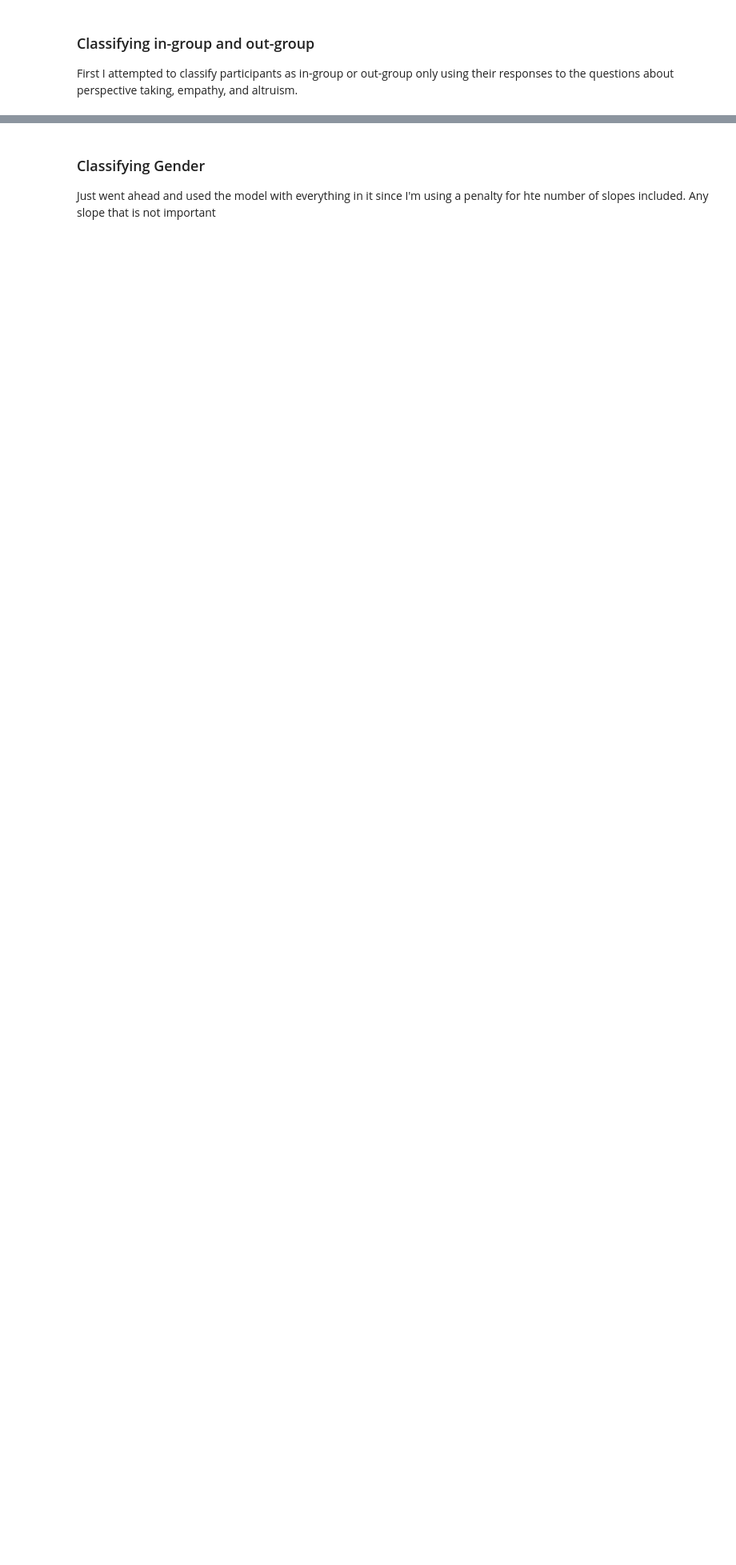
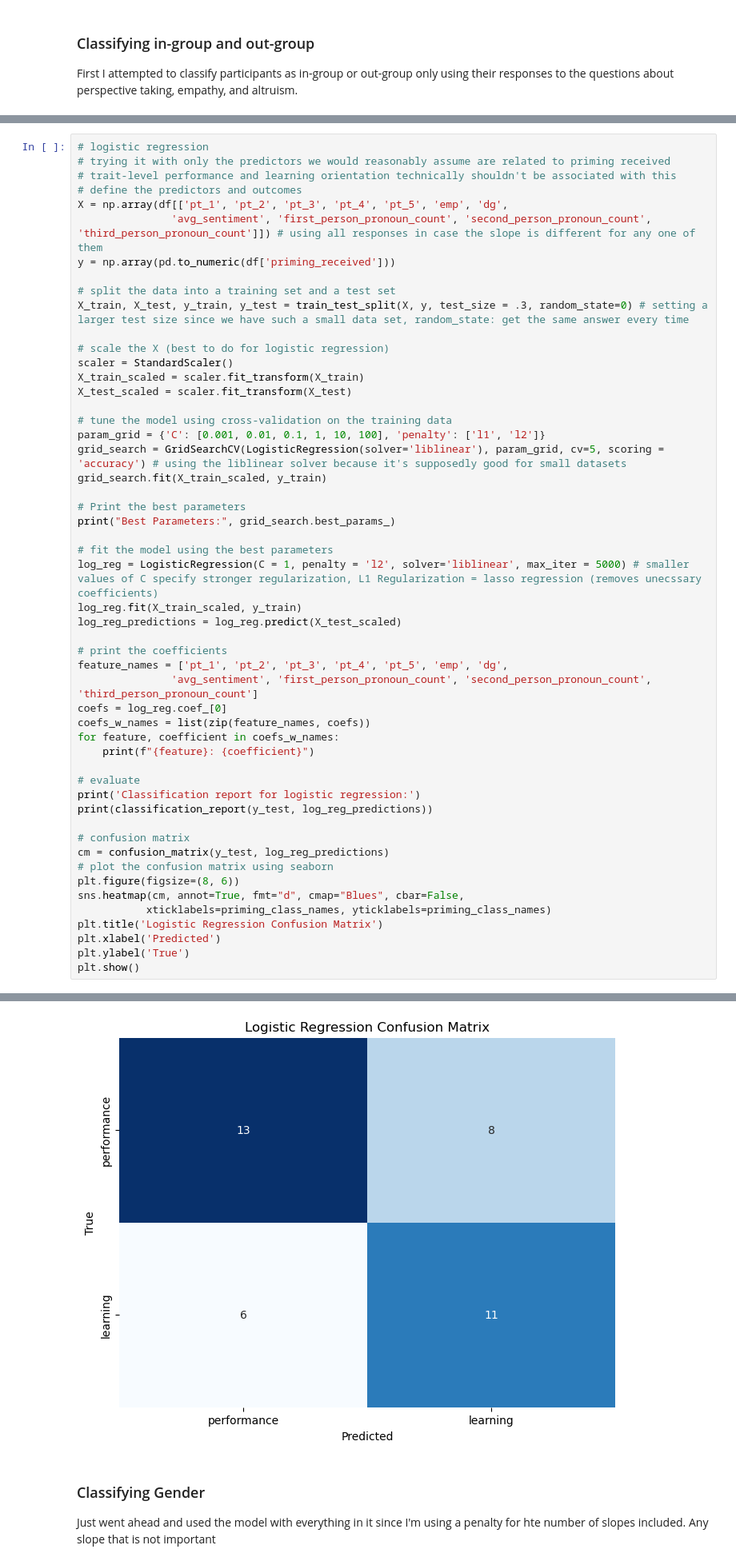
Before and after one commit to kzapalac/SDS322E_project, a Jupyter notebook: Modeling.ipynb, the cells around one changed output, grey strips where cells are left out. Shown: that part at 80% size. Drawn from its saved outputs; the diff is of its cells as text; blank space fills up the shorter version.

Commit message:
Update EDA and modeling

```diff
--- a/Modeling.ipynb
+++ b/Modeling.ipynb
@@ -374,0 +226,53 @@ weighted avg       0.31      0.55      0.39        38
+# %%
+# logistic regression
+# trying it with only the predictors we would reasonably assume are related to priming received
+# trait-level performance and learning orientation technically shouldn't be associated with this
+# define the predictors and outcomes
+X = np.array(df[['pt_1', 'pt_2', 'pt_3', 'pt_4', 'pt_5', 'emp', 'dg',
+               'avg_sentiment', 'first_person_pronoun_count', 'second_person_pronoun_count', 'third_person_pronoun_count']]) # using all responses in case the slope is different for any one of them
+y = np.array(pd.to_numeric(df['priming_received']))
+
+# split the data into a training set and a test set
+X_train, X_test, y_train, y_test = train_test_split(X, y, test_size = .3, random_state=0) # setting a larger test size since we have such a small data set, random_state: get the same answer every time
+
+# scale the X (best to do for logistic regression)
+scaler = StandardScaler()
+X_train_scaled = scaler.fit_transform(X_train)
+X_test_scaled = scaler.fit_transform(X_test)
+
+# tune the model using cross-validation on the training data
+param_grid = {'C': [0.001, 0.01, 0.1, 1, 10, 100], 'penalty': ['l1', 'l2']}
+grid_search = GridSearchCV(LogisticRegression(solver='liblinear'), param_grid, cv=5, scoring = 'accuracy') # using the liblinear solver because it's supposedly good for small datasets
+grid_search.fit(X_train_scaled, y_train)
+
+# Print the best parameters
+print("Best Parameters:", grid_search.best_params_)
+
+# fit the model using the best parameters
+log_reg = LogisticRegression(C = 1, penalty = 'l2', solver='liblinear', max_iter = 5000) # smaller values of C specify stronger regularization, L1 Regularization = lasso regression (removes unecssary coefficients)
+log_reg.fit(X_train_scaled, y_train)
+log_reg_predictions = log_reg.predict(X_test_scaled)
+
+# print the coefficients
+feature_names = ['pt_1', 'pt_2', 'pt_3', 'pt_4', 'pt_5', 'emp', 'dg',
+               'avg_sentiment', 'first_person_pronoun_count', 'second_person_pronoun_count', 'third_person_pronoun_count']
+coefs = log_reg.coef_[0]
+coefs_w_names = list(zip(feature_names, coefs))
+for feature, coefficient in coefs_w_names:
+    print(f"{feature}: {coefficient}")
+
+# evaluate
+print('Classification report for logistic regression:')
+print(classification_report(y_test, log_reg_predictions))
+
+# confusion matrix
+cm = confusion_matrix(y_test, log_reg_predictions)
+# plot the confusion matrix using seaborn
+plt.figure(figsize=(8, 6))
+sns.heatmap(cm, annot=True, fmt="d", cmap="Blues", cbar=False,
+           xticklabels=priming_class_names, yticklabels=priming_class_names)
+plt.title('Logistic Regression Confusion Matrix')
+plt.xlabel('Predicted')
+plt.ylabel('True')
+plt.show()
+# %% [output]
@@ -375,3 +296,4 @@ weighted avg       0.31      0.55      0.39        38
+[figure, added]
 # %% [markdown]
 ### Classifying Gender
 Just went ahead and used the model with everything in it since I'm using a penalty for hte number of slopes included. Any slope that is not important
```
Also changed, not shown: parts of 16 cells of this notebook, 43 other files.
